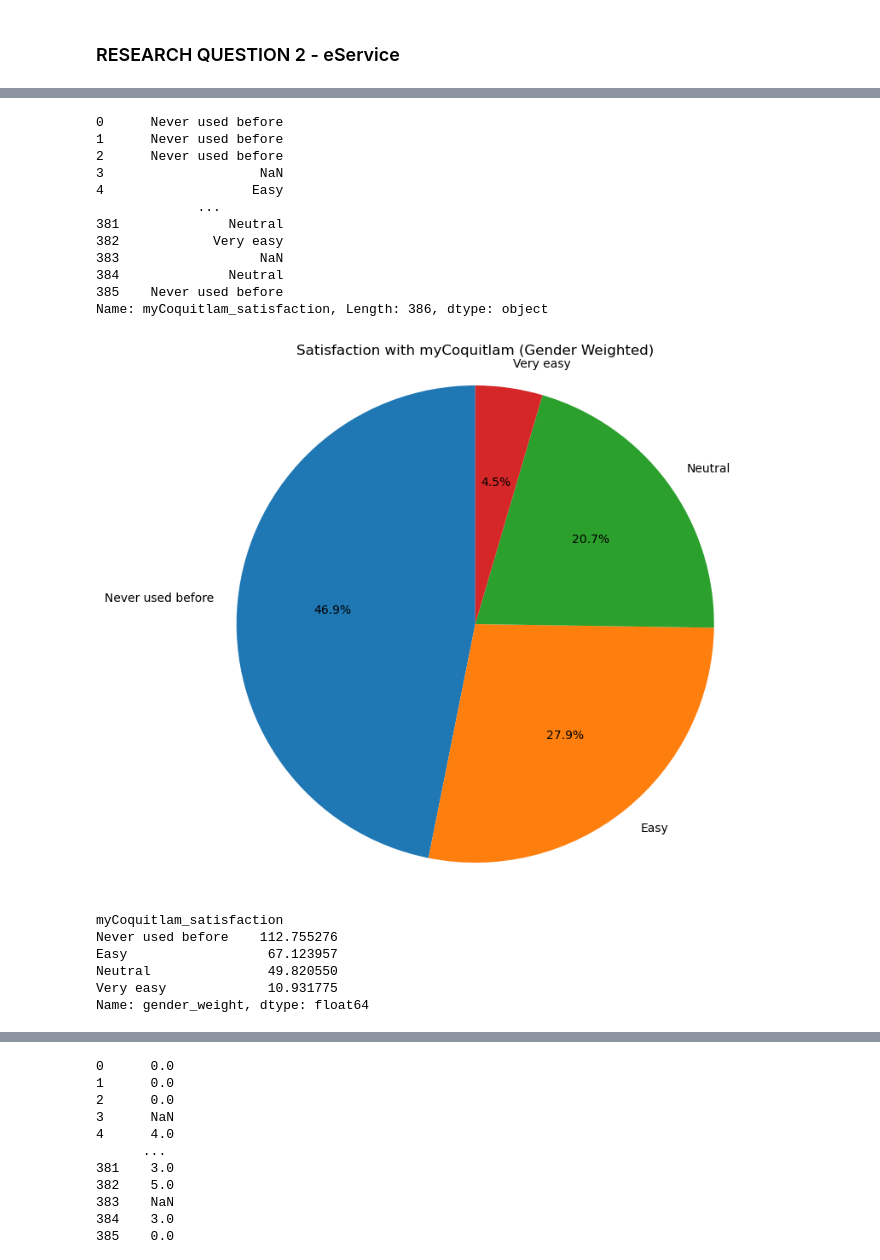
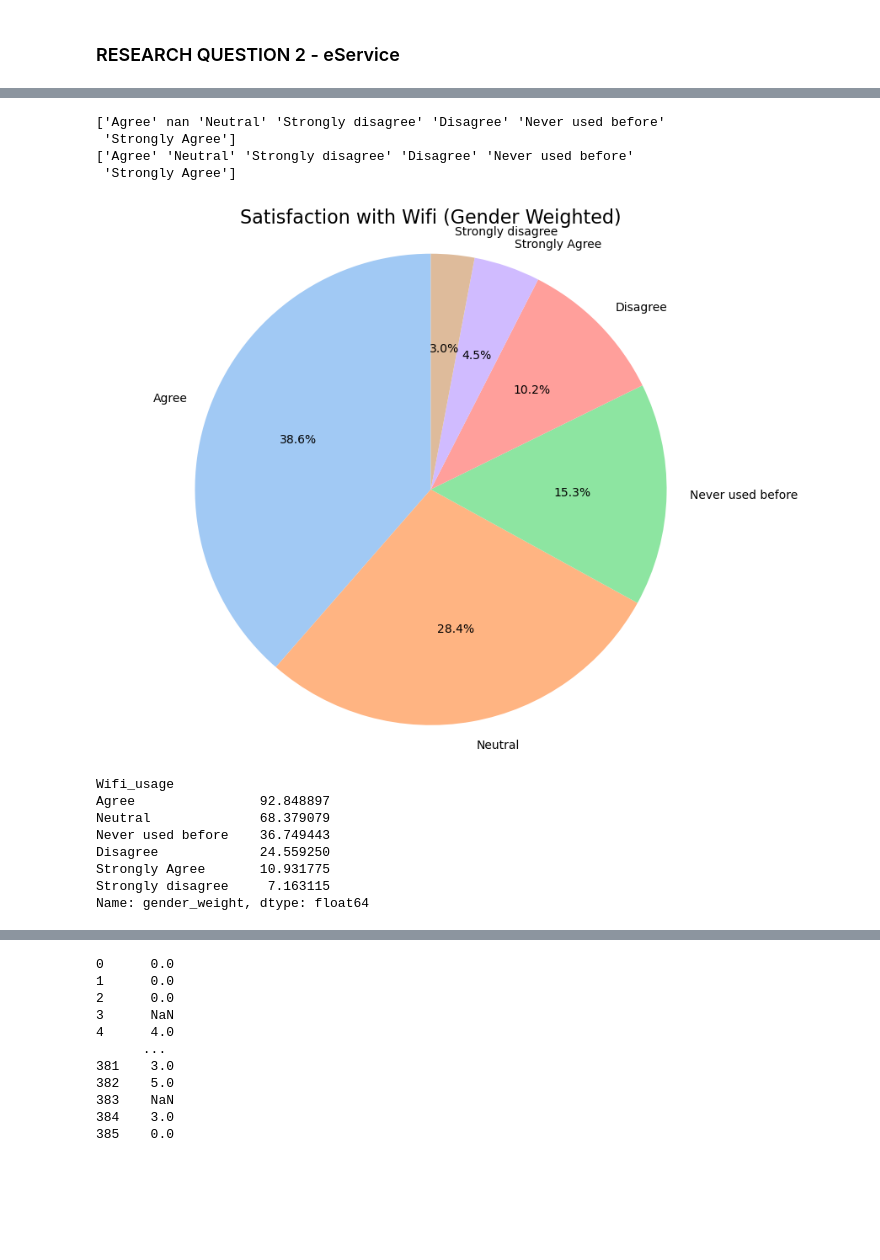
Before and after one commit to doryang1019/Coquitlam_Analyze, a Jupyter notebook: analyze.ipynb, the cells around one changed output, grey strips where cells are left out. Saved outputs shown, nothing was run; the diff lists cells and outputs as text; code cells hidden in the pictures; blank space fills up the shorter version.

```diff
--- a/analyze.ipynb
+++ b/analyze.ipynb
@@ -776,0 +1215,17 @@ Name: gender_weight, dtype: float64
+# %%
+# GENDER
+#print(df.columns)
+s = 'Do you find the Curbside Collection mobile app’s features to be comprehensive and useful?  '
+df = df.rename(columns={s: 'Cubside_satisfaction'})
+# df['eService_satisfaction'] = df['eService_satisfaction'].fillna("dddd")
+print(df['Cubside_satisfaction'])
+weighted_freq = df.groupby('Cubside_satisfaction')['gender_weight'].sum().sort_values(ascending=False)
+colors = sns.color_palette("pastel")  # You can try other palettes like "deep", "muted", "bright", etc.
+
+plt.figure(figsize=(10,8))
+plt.pie(weighted_freq.values, labels=weighted_freq.index, autopct='%1.1f%%', startangle=90, colors=colors)
+plt.title('Satisfaction with Cubside (Gender Weighted)', fontsize=16)
+plt.axis('equal')
+plt.show()
+
+print(weighted_freq)
@@ -796,33 +1405,30 @@ Name: age_weight, dtype: float64
 # %%
-s = 'How would you rate the ease-of-use access bill histories, property tax, utilities, and dog licenses through myCoquitlam website?'
-df = df.rename(columns={s: 'myCoquitlam_satisfaction'})
-# df['eService_satisfaction'] = df['eService_satisfaction'].fillna("dddd")
-print(df['myCoquitlam_satisfaction'])
-weighted_freq = df.groupby('myCoquitlam_satisfaction')['gender_weight'].sum().sort_values(ascending=False)
+s = 'Do you feel that the free Wi-Fi provided in Coquitlam’s City parks and civic facilities is reliable and fast?'
+df['Wifi_usage'] = df[s].copy()
+print(df['Wifi_usage'].unique())
+df2 = df.dropna(subset=['Wifi_usage'])
+print(df2['Wifi_usage'].unique())
+weighted_freq_wifi = df2.groupby('Wifi_usage')['gender_weight'].sum().sort_values(ascending=False)
+colors = sns.color_palette("pastel")  # You can try other palettes like "deep", "muted", "bright", etc.
+
 plt.figure(figsize=(10,8))
-plt.pie(weighted_freq.values, labels=weighted_freq.index, autopct='%1.1f%%', startangle=90)
-plt.title('Satisfaction with myCoquitlam (Gender Weighted)')
+plt.pie(weighted_freq_wifi.values, labels=weighted_freq_wifi.index, autopct='%1.1f%%', startangle=90, colors=colors)
+plt.title('Satisfaction with Wifi (Gender Weighted)', fontsize=16)
 plt.axis('equal')
 plt.show()
 
-print(weighted_freq)
+print(weighted_freq_wifi)
 # %% [output]
-0      Never used before
-1      Never used before
-2      Never used before
-3                    NaN
-4                   Easy
-             ...
-381              Neutral
-382            Very easy
-383                  NaN
-384              Neutral
-385    Never used before
-Name: myCoquitlam_satisfaction, Length: 386, dtype: object
+['Agree' nan 'Neutral' 'Strongly disagree' 'Disagree' 'Never used before'
+ 'Strongly Agree']
+['Agree' 'Neutral' 'Strongly disagree' 'Disagree' 'Never used before'
+ 'Strongly Agree']
-[figure, old version]
+[figure, new version]
-myCoquitlam_satisfaction
-Never used before    112.755276
-Easy                  67.123957
-Neutral               49.820550
-Very easy             10.931775
+Wifi_usage
+Agree                92.848897
+Neutral              68.379079
+Never used before    36.749443
+Disagree             24.559250
+Strongly Agree       10.931775
+Strongly disagree     7.163115
 Name: gender_weight, dtype: float64
```
Also changed, not shown: parts of 28 cells of this notebook, 4 other files.
